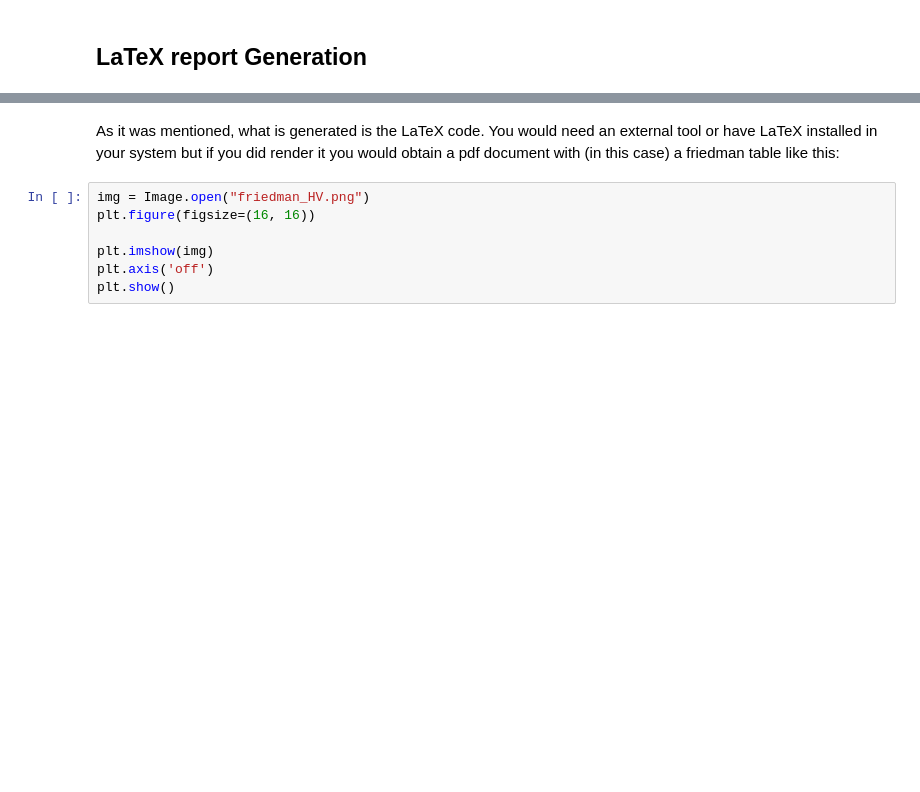
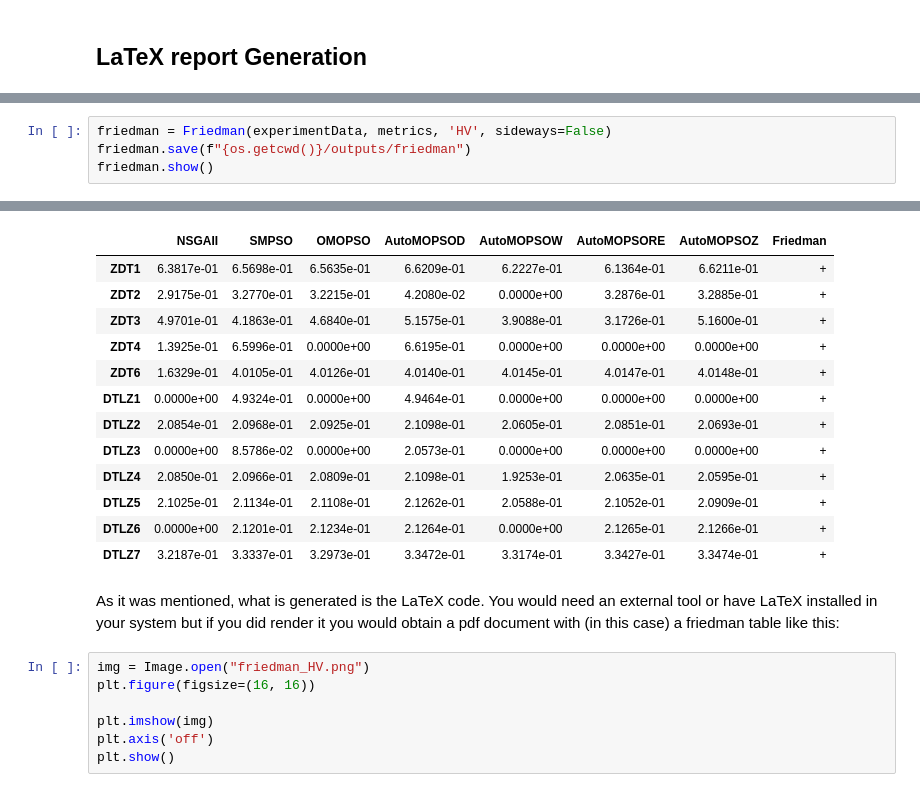
Before and after one commit to jMetal/SAES, a Jupyter notebook: notebooks/SAES_tutorial.ipynb, the cells around one changed output, grey strips where cells are left out. Cells and saved outputs as stored; diff of their text form; blank space fills up the shorter version.

```diff
--- a/notebooks/SAES_tutorial.ipynb
+++ b/notebooks/SAES_tutorial.ipynb
@@ -201,0 +192,5 @@ latex_table(experimentData, metrics, "HV", TableTypes.FRIEDMAN.value)
+# %%
+friedman = Friedman(experimentData, metrics, 'HV', sideways=False)
+friedman.save(f"{os.getcwd()}/outputs/friedman")
+friedman.show()
+# %% [output]
@@ -202,3 +198,16 @@ latex_table(experimentData, metrics, "HV", TableTypes.FRIEDMAN.value)
+|  | NSGAII | SMPSO | OMOPSO | AutoMOPSOD | AutoMOPSOW | AutoMOPSORE | AutoMOPSOZ | Friedman |
+| ZDT1 | 6.3817e-01 | 6.5698e-01 | 6.5635e-01 | 6.6209e-01 | 6.2227e-01 | 6.1364e-01 | 6.6211e-01 | + |
+| ZDT2 | 2.9175e-01 | 3.2770e-01 | 3.2215e-01 | 4.2080e-02 | 0.0000e+00 | 3.2876e-01 | 3.2885e-01 | + |
+| ZDT3 | 4.9701e-01 | 4.1863e-01 | 4.6840e-01 | 5.1575e-01 | 3.9088e-01 | 3.1726e-01 | 5.1600e-01 | + |
+| ZDT4 | 1.3925e-01 | 6.5996e-01 | 0.0000e+00 | 6.6195e-01 | 0.0000e+00 | 0.0000e+00 | 0.0000e+00 | + |
+| ZDT6 | 1.6329e-01 | 4.0105e-01 | 4.0126e-01 | 4.0140e-01 | 4.0145e-01 | 4.0147e-01 | 4.0148e-01 | + |
+| DTLZ1 | 0.0000e+00 | 4.9324e-01 | 0.0000e+00 | 4.9464e-01 | 0.0000e+00 | 0.0000e+00 | 0.0000e+00 | + |
+| DTLZ2 | 2.0854e-01 | 2.0968e-01 | 2.0925e-01 | 2.1098e-01 | 2.0605e-01 | 2.0851e-01 | 2.0693e-01 | + |
+| DTLZ3 | 0.0000e+00 | 8.5786e-02 | 0.0000e+00 | 2.0573e-01 | 0.0000e+00 | 0.0000e+00 | 0.0000e+00 | + |
+| DTLZ4 | 2.0850e-01 | 2.0966e-01 | 2.0809e-01 | 2.1098e-01 | 1.9253e-01 | 2.0635e-01 | 2.0595e-01 | + |
+| DTLZ5 | 2.1025e-01 | 2.1134e-01 | 2.1108e-01 | 2.1262e-01 | 2.0588e-01 | 2.1052e-01 | 2.0909e-01 | + |
+| DTLZ6 | 0.0000e+00 | 2.1201e-01 | 2.1234e-01 | 2.1264e-01 | 0.0000e+00 | 2.1265e-01 | 2.1266e-01 | + |
+| DTLZ7 | 3.2187e-01 | 3.3337e-01 | 3.2973e-01 | 3.3472e-01 | 3.3174e-01 | 3.3427e-01 | 3.3474e-01 | + |
 # %% [markdown]
 As it was mentioned, what is generated is the LaTeX code. You would need an external tool or have LaTeX installed in your system but if you did render it you would obtain a pdf document with (in this case) a friedman table like this:
 # %%
```
Also changed, not shown: parts of 14 cells of this notebook, 19 other files.
